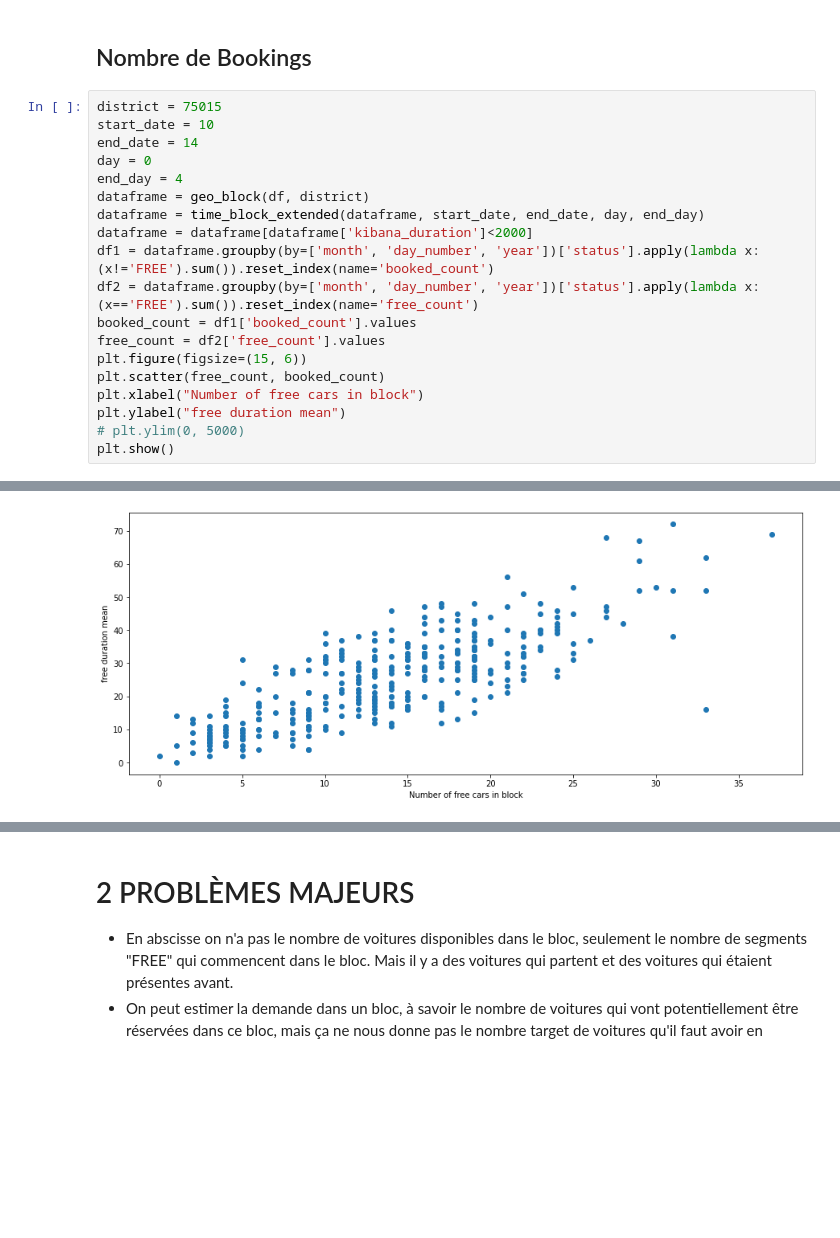
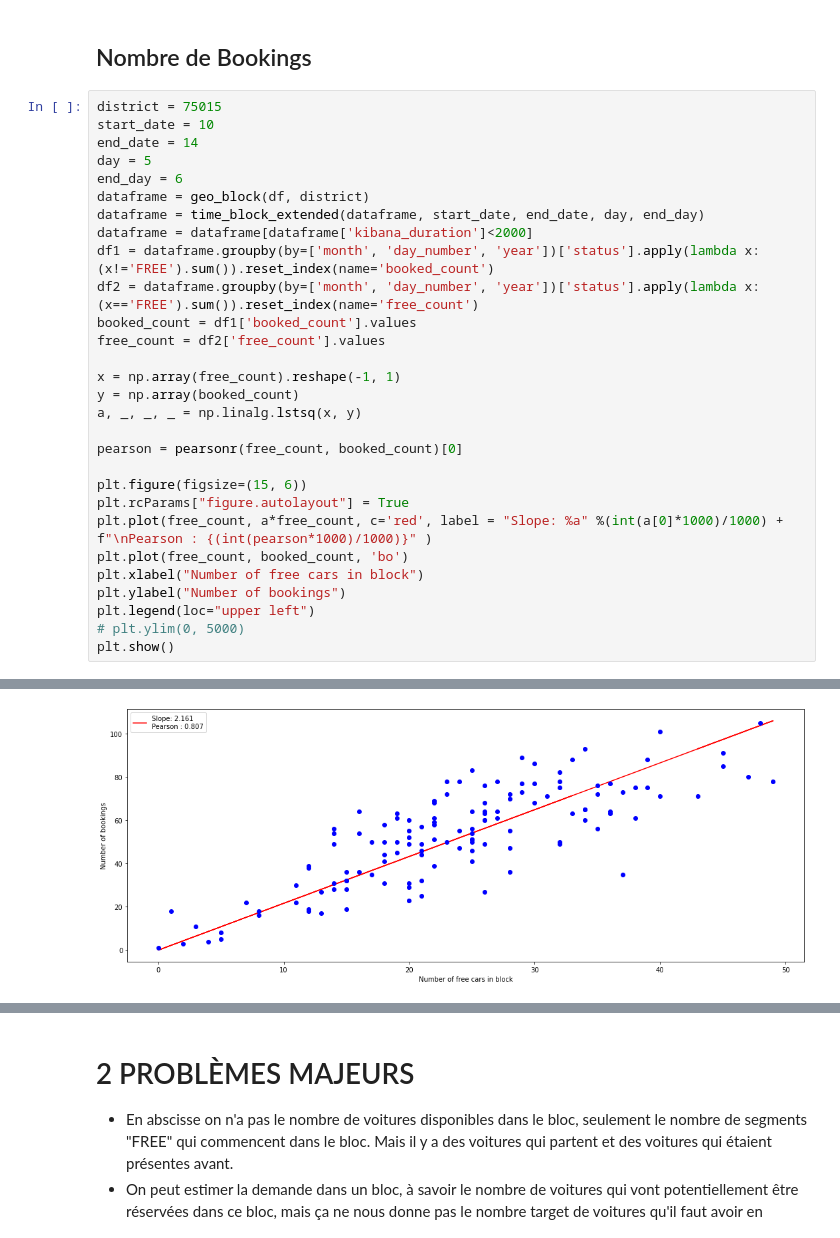
Before and after one commit to paul-mdb/car_sharing_relocation, a Jupyter notebook: analyse_blocks.ipynb, the cells around one changed output, grey strips where cells are left out. Cells and saved outputs as stored; diff of their text form; blank space fills up the shorter version.

Commit message:
computing pearson correlatiton coefficients

```diff
--- a/analyse_blocks.ipynb
+++ b/analyse_blocks.ipynb
@@ -163,8 +139,8 @@ array([ 9,  8,  6, 10, 13, 15, 11,  6,  9,  6,  4,  6,  5, 12,  8, 13,  5,
 district = 75015
 start_date = 10
 end_date = 14
-day = 0
-end_day = 4
+day = 5
+end_day = 6
 dataframe = geo_block(df, district)
 dataframe = time_block_extended(dataframe, start_date, end_date, day, end_day)
 dataframe = dataframe[dataframe['kibana_duration']<2000]
@@ -172,10 +148,20 @@ df1 = dataframe.groupby(by=['month', 'day_number', 'year'])['status'].apply(lamb
 df2 = dataframe.groupby(by=['month', 'day_number', 'year'])['status'].apply(lambda x: (x=='FREE').sum()).reset_index(name='free_count')
 booked_count = df1['booked_count'].values
 free_count = df2['free_count'].values
+
+x = np.array(free_count).reshape(-1, 1)
+y = np.array(booked_count)
+a, _, _, _ = np.linalg.lstsq(x, y)
+
+pearson = pearsonr(free_count, booked_count)[0]
+
 plt.figure(figsize=(15, 6))
-plt.scatter(free_count, booked_count)
+plt.rcParams["figure.autolayout"] = True
+plt.plot(free_count, a*free_count, c='red', label = "Slope: %a" %(int(a[0]*1000)/1000) + f"\nPearson : {(int(pearson*1000)/1000)}" )
+plt.plot(free_count, booked_count, 'bo')
 plt.xlabel("Number of free cars in block")
-plt.ylabel("free duration mean")
+plt.ylabel("Number of bookings")
+plt.legend(loc="upper left")
 # plt.ylim(0, 5000)
 plt.show()
 # %% [output]
@@ -182 +170 @@ plt.show()
-[figure, old version]
+[figure, new version]
```
Also changed, not shown: parts of 6 cells of this notebook, 1 other file.
